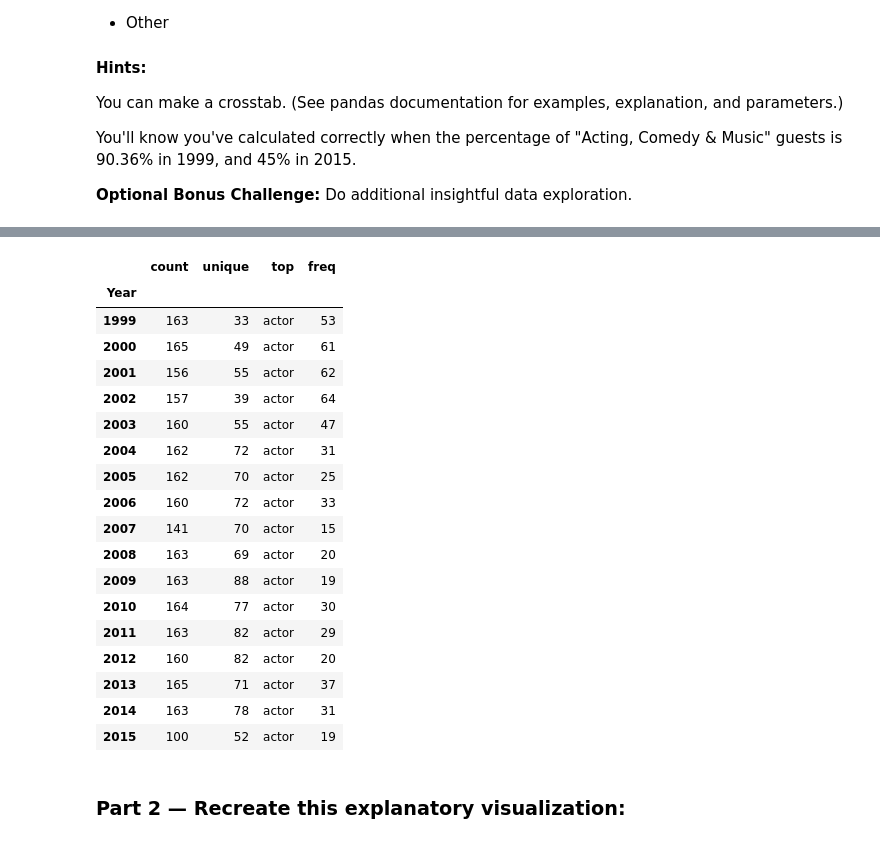
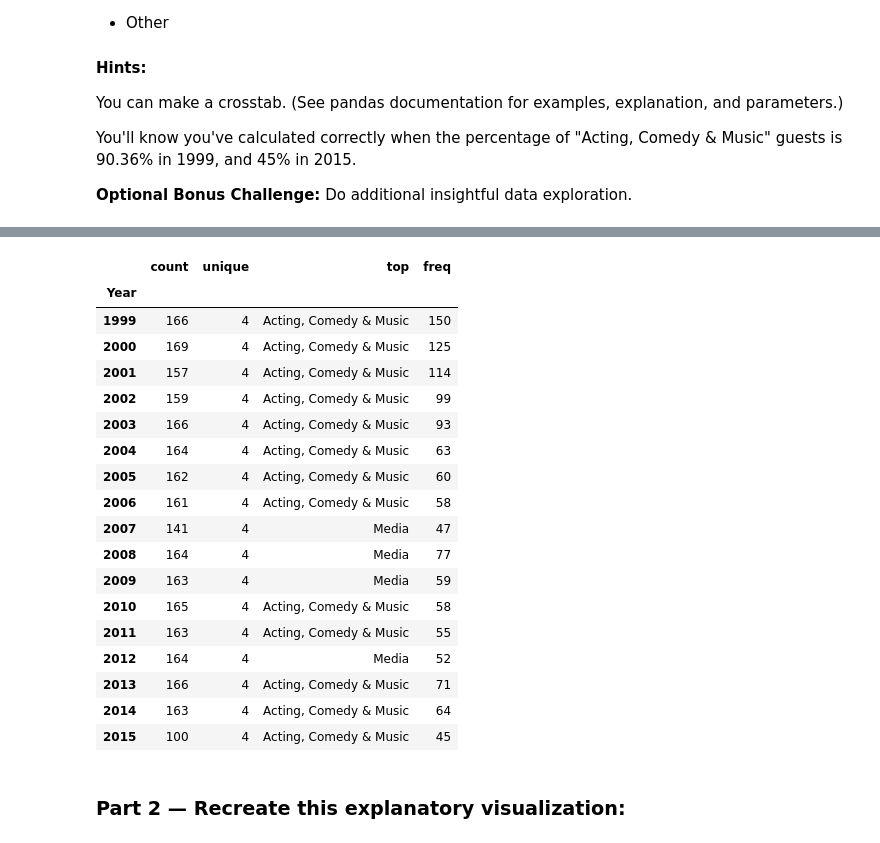
Before and after one commit to ValerieLangat/DS-Unit-1-Sprint-2-Data-Wrangling-and-Storytelling, a Jupyter notebook: Valerie_Langat_Unit_1_Sprint_2.ipynb, the cells around one changed output, grey strips where cells are left out. Saved outputs shown, nothing was run; the diff lists cells and outputs as text; code cells hidden in the pictures.

```diff
--- a/Valerie_Langat_Unit_1_Sprint_2.ipynb
+++ b/Valerie_Langat_Unit_1_Sprint_2.ipynb
@@ -201,25 +226,25 @@ You'll know you've calculated correctly when the percentage of "Acting, Comedy &
 # %%
-df['GoogleKnowlege_Occupation'].groupby(df['Year']).describe()
+df['Occupation'].groupby(df['Year']).describe()
 # %% [output]
 |  | count | unique | top | freq |
 | Year |  |  |  |  |
-| 1999 | 163 | 33 | actor | 53 |
-| 2000 | 165 | 49 | actor | 61 |
-| 2001 | 156 | 55 | actor | 62 |
-| 2002 | 157 | 39 | actor | 64 |
-| 2003 | 160 | 55 | actor | 47 |
-| 2004 | 162 | 72 | actor | 31 |
-| 2005 | 162 | 70 | actor | 25 |
-| 2006 | 160 | 72 | actor | 33 |
-| 2007 | 141 | 70 | actor | 15 |
-| 2008 | 163 | 69 | actor | 20 |
-| 2009 | 163 | 88 | actor | 19 |
-| 2010 | 164 | 77 | actor | 30 |
-| 2011 | 163 | 82 | actor | 29 |
-| 2012 | 160 | 82 | actor | 20 |
-| 2013 | 165 | 71 | actor | 37 |
-| 2014 | 163 | 78 | actor | 31 |
-| 2015 | 100 | 52 | actor | 19 |
+| 1999 | 166 | 4 | Acting, Comedy & Music | 150 |
+| 2000 | 169 | 4 | Acting, Comedy & Music | 125 |
+| 2001 | 157 | 4 | Acting, Comedy & Music | 114 |
+| 2002 | 159 | 4 | Acting, Comedy & Music | 99 |
+| 2003 | 166 | 4 | Acting, Comedy & Music | 93 |
+| 2004 | 164 | 4 | Acting, Comedy & Music | 63 |
+| 2005 | 162 | 4 | Acting, Comedy & Music | 60 |
+| 2006 | 161 | 4 | Acting, Comedy & Music | 58 |
+| 2007 | 141 | 4 | Media | 47 |
+| 2008 | 164 | 4 | Media | 77 |
+| 2009 | 163 | 4 | Media | 59 |
+| 2010 | 165 | 4 | Acting, Comedy & Music | 58 |
+| 2011 | 163 | 4 | Acting, Comedy & Music | 55 |
+| 2012 | 164 | 4 | Media | 52 |
+| 2013 | 166 | 4 | Acting, Comedy & Music | 71 |
+| 2014 | 163 | 4 | Acting, Comedy & Music | 64 |
+| 2015 | 100 | 4 | Acting, Comedy & Music | 45 |
 # %% [markdown]
 ### Part 2 — Recreate this explanatory visualization:
 # %%
```
Also changed, not shown: parts of 3 cells of this notebook.
